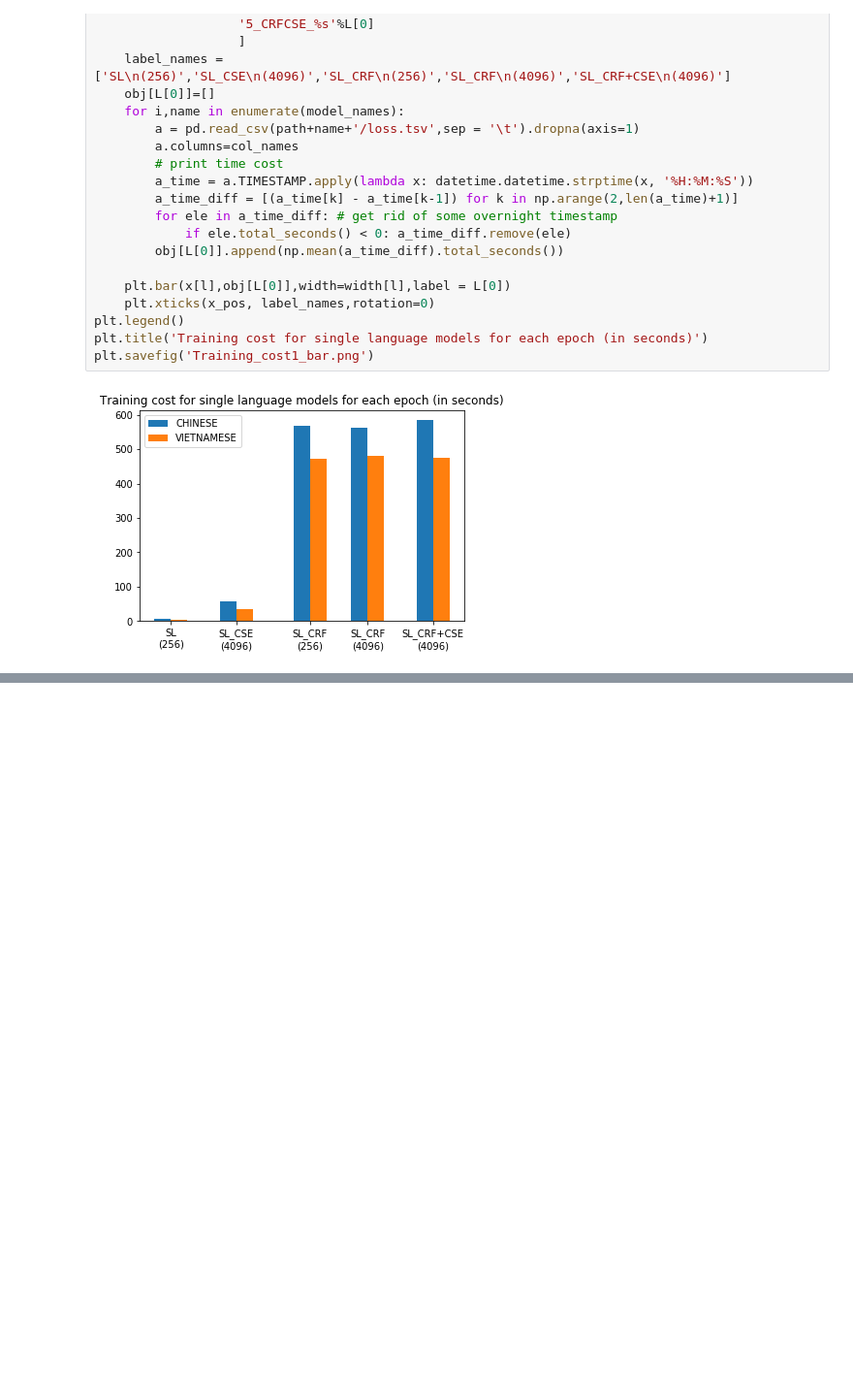
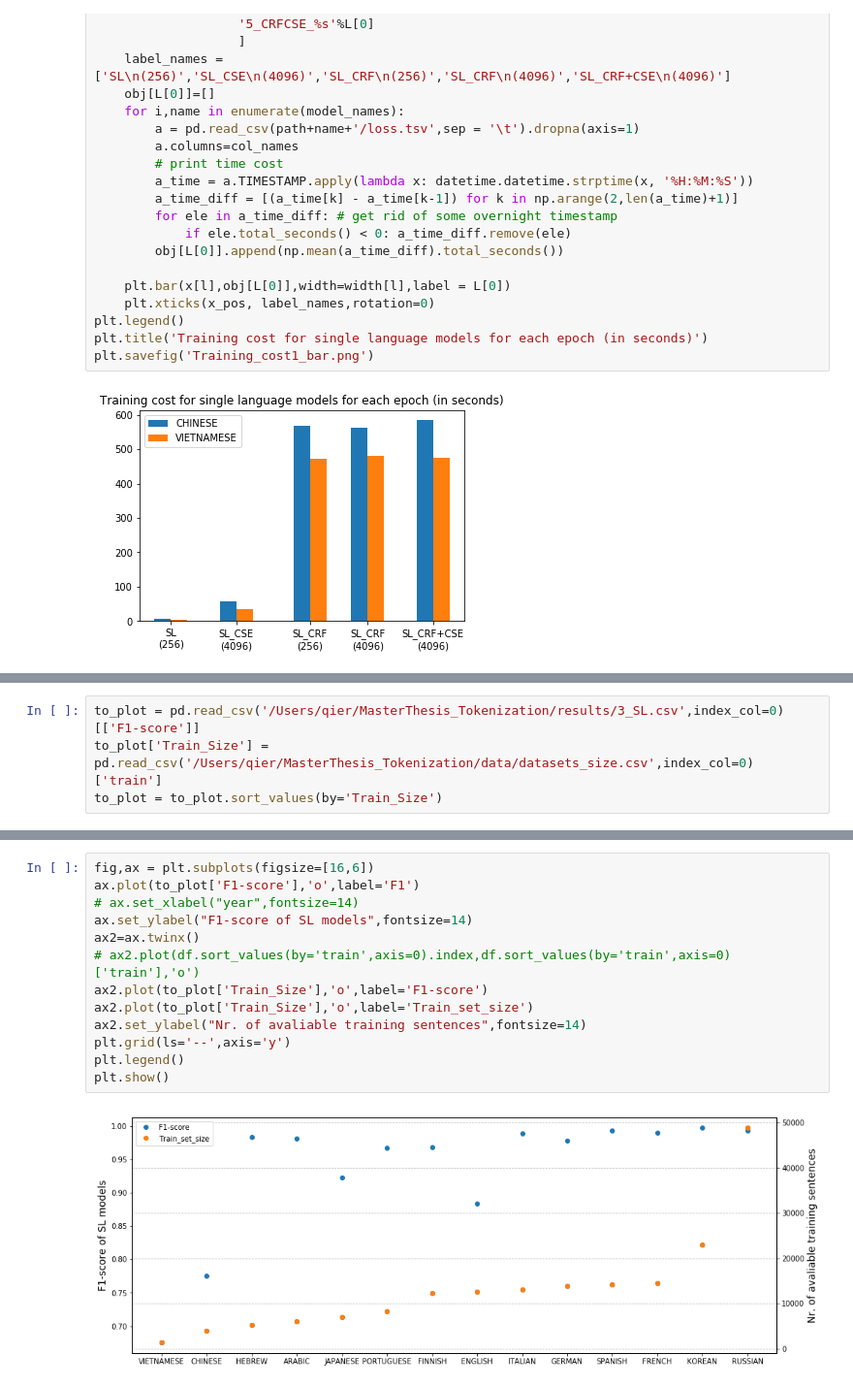
Before and after one commit to wuqi0704/MasterThesis_Tokenization, a Jupyter notebook: flair/plots.ipynb, the cells around one changed output, grey strips where cells are left out. Shown at 97% size. Saved outputs shown, nothing was run; the diff lists cells and outputs as text; blank space fills up the shorter version.

```diff
--- a/flair/plots.ipynb
+++ b/flair/plots.ipynb
@@ -508,0 +478,4 @@ plt.title('Training cost for single language models for each epoch (in seconds)'
+# %%
+to_plot = pd.read_csv('/Users/qier/MasterThesis_Tokenization/results/3_SL.csv',index_col=0)[['F1-score']]
+to_plot['Train_Size'] = pd.read_csv('/Users/qier/MasterThesis_Tokenization/data/datasets_size.csv',index_col=0)['train']
+to_plot = to_plot.sort_values(by='Train_Size')
@@ -508,0 +500,15 @@ plt.title('Training cost for single language models for each epoch (in seconds)'
+# %%
+fig,ax = plt.subplots(figsize=[16,6])
+ax.plot(to_plot['F1-score'],'o',label='F1')
+# ax.set_xlabel("year",fontsize=14)
+ax.set_ylabel("F1-score of SL models",fontsize=14)
+ax2=ax.twinx()
+# ax2.plot(df.sort_values(by='train',axis=0).index,df.sort_values(by='train',axis=0)['train'],'o')
+ax2.plot(to_plot['Train_Size'],'o',label='F1-score')
+ax2.plot(to_plot['Train_Size'],'o',label='Train_set_size')
+ax2.set_ylabel("Nr. of avaliable training sentences",fontsize=14)
+plt.grid(ls='--',axis='y')
+plt.legend()
+plt.show()
+# %% [output]
+[figure, added]
```
Also changed, not shown: parts of 3 cells of this notebook, 2 other files.
